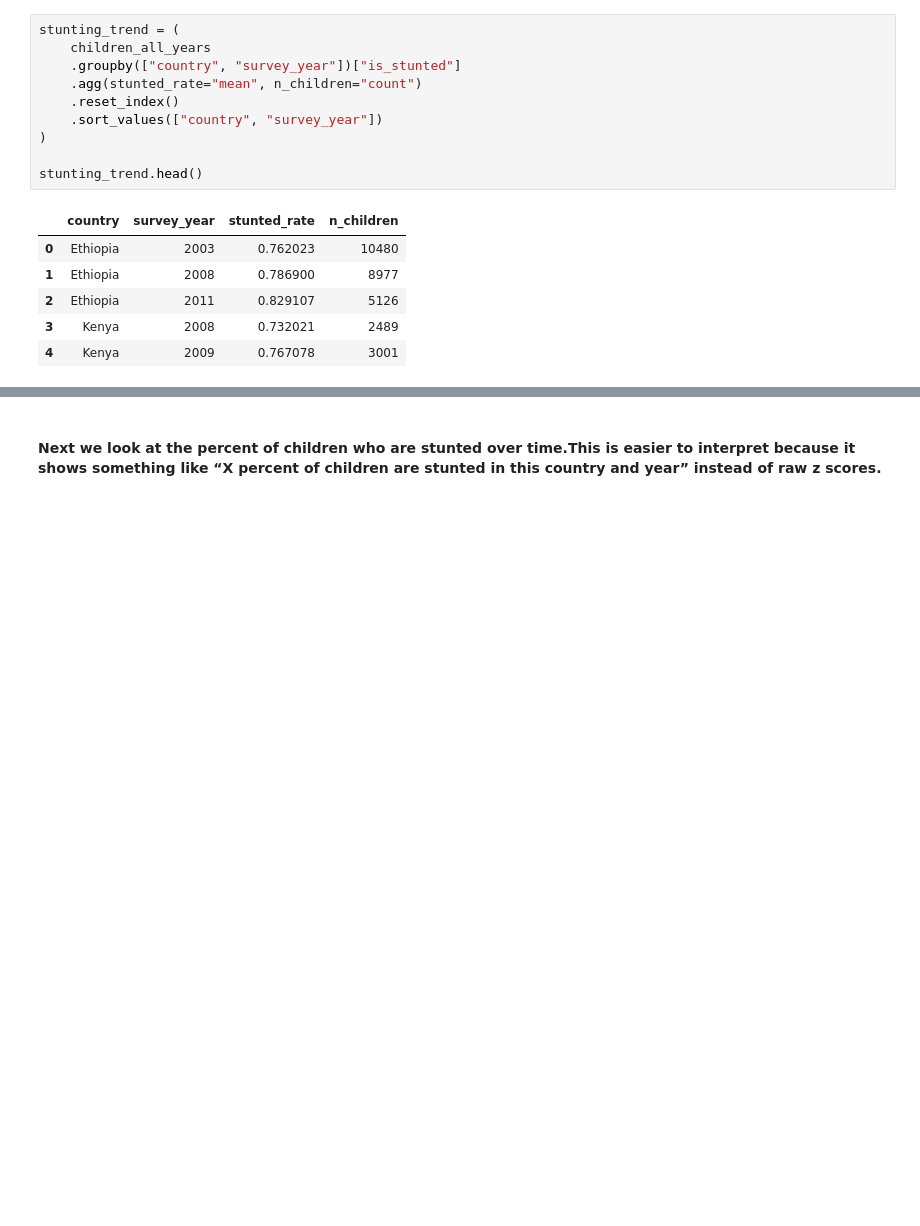
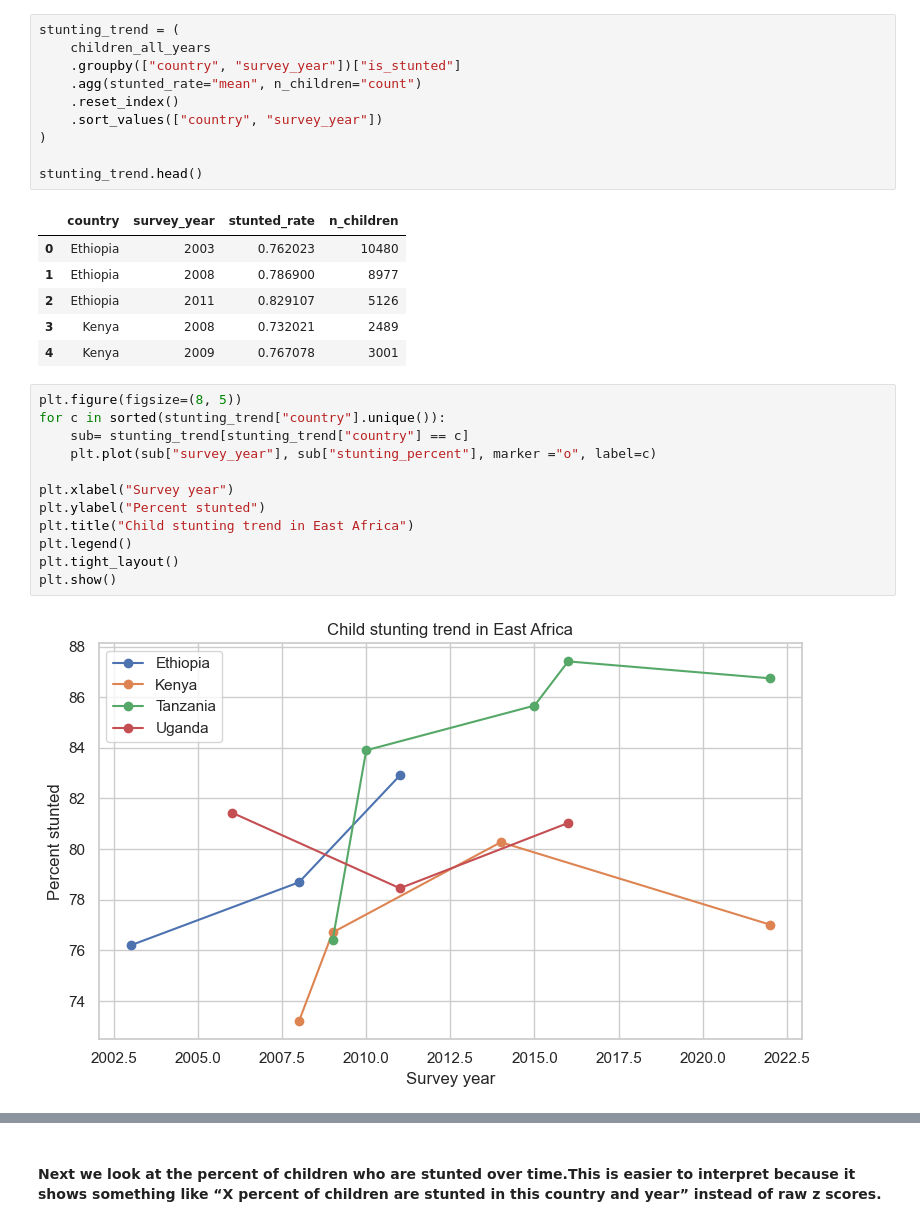
Before and after one commit to venusony/Climate-Malnutrition-EastAfrica, a Jupyter notebook: climate plus region data/Child malnutrition patterns and inequality in East Africa.ipynb, the cells around one changed output, grey strips where cells are left out. Cells and saved outputs as stored; diff of their text form; blank space fills up the shorter version.

```diff
--- a/climate plus region data/Child malnutrition patterns and inequality in East Africa.ipynb
+++ b/climate plus region data/Child malnutrition patterns and inequality in East Africa.ipynb
@@ -175,6 +168,20 @@ stunting_trend.head()
 | 2 | Ethiopia | 2011 | 0.829107 | 5126 |
 | 3 | Kenya | 2008 | 0.732021 | 2489 |
 | 4 | Kenya | 2009 | 0.767078 | 3001 |
+# %%
+plt.figure(figsize=(8, 5))
+for c in sorted(stunting_trend["country"].unique()):
+    sub= stunting_trend[stunting_trend["country"] == c]
+    plt.plot(sub["survey_year"], sub["stunting_percent"], marker ="o", label=c)
+
+plt.xlabel("Survey year")
+plt.ylabel("Percent stunted")
+plt.title("Child stunting trend in East Africa")
+plt.legend()
+plt.tight_layout()
+plt.show()
+# %% [output]
+[figure, added]
 # %%
 plt.figure(figsize=(8, 5))
 
```
Also changed, not shown: parts of 14 cells of this notebook.
